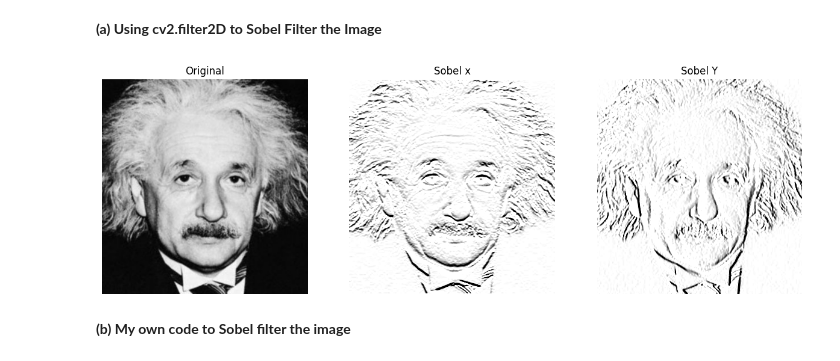
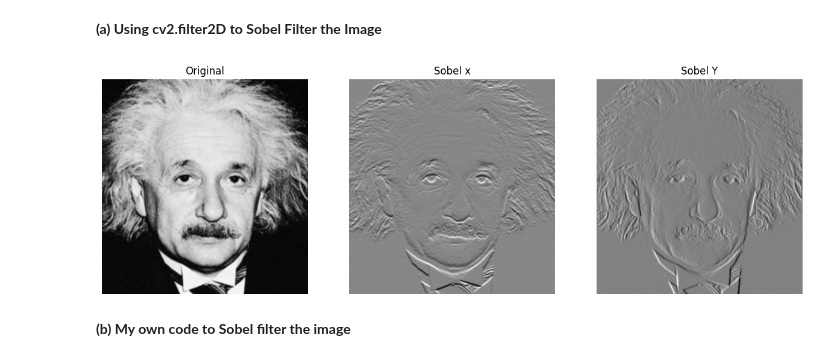
Before and after one commit to akhilaprabodha/EN3160-Image-Processing-and-Machine-Vision-Lab-Experiments, a Jupyter notebook: assignment_1/q7.ipynb, the cells around one changed output. Cells and saved outputs as stored; diff of their text form; code cells hidden in the pictures.

```diff
--- a/assignment_1/q7.ipynb
+++ b/assignment_1/q7.ipynb
@@ -5,36 +5,36 @@
 # %%
 import numpy as np
 import cv2
 import matplotlib.pyplot as plt
 
 # Load the Einstein image in grayscale
 image_path = r'C:\Users\Asus\Documents\GitHub\EN3160-Image-Processing-and-Machine-Vision-Lab-Experiments\assignment_1\a1images\einstein.png'
 image = cv2.imread(image_path, cv2.IMREAD_GRAYSCALE)
 
 sobel_x = np.array([[-1, -2, -1],
                     [0, 0, 0],
                     [1, 2, 1]])
 
 sobel_y = np.array([[-1, 0, 1],
                     [-2, 0, 2],
                     [-1, 0, 1]])
 
 g_x = cv2.filter2D(image, cv2.CV_32F, sobel_x)
 g_y = cv2.filter2D(image, cv2.CV_32F, sobel_y)
 
 fig, ax = plt.subplots(1, 3, figsize=(15, 5))
-ax[0].imshow(image, cmap='gray', vmin=0, vmax=255)
+ax[0].imshow(image, cmap='gray')
 ax[0].set_title('Original')
 ax[0].axis('off')
-ax[1].imshow(g_x + 255, cmap='gray', vmin=0, vmax=255) # increase brightness
+ax[1].imshow(g_x + 255, cmap='gray') # increase brightness
 ax[1].set_title('Sobel x')
 ax[1].axis('off')
-ax[2].imshow(g_y + 255, cmap='gray', vmin=0, vmax=255) # increase brightness
+ax[2].imshow(g_y + 255, cmap='gray') # increase brightness
 ax[2].set_title('Sobel Y')
 ax[2].axis('off')
 plt.show()
 # %% [output]
-[figure, old version]
+[figure, new version]
 # %% [markdown]
 **(b) My own code to Sobel filter the image**
 # %%
```
Also changed, not shown: parts of 1 cell of this notebook, 5 other files.
